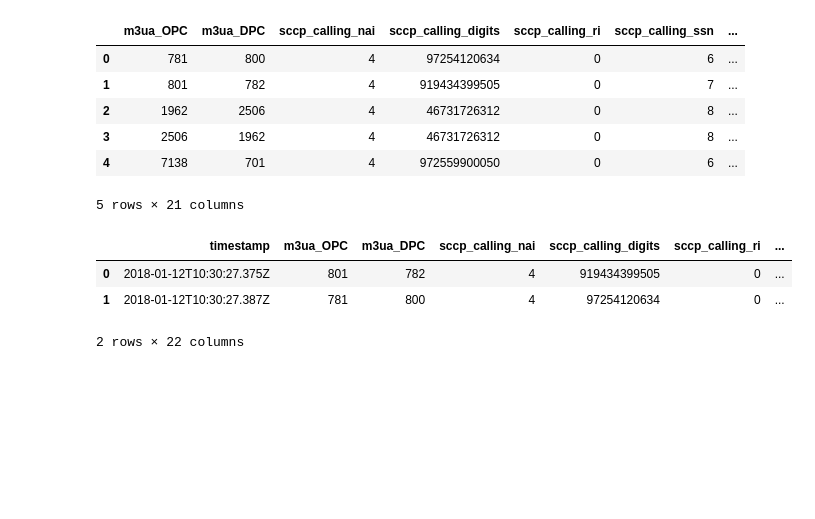
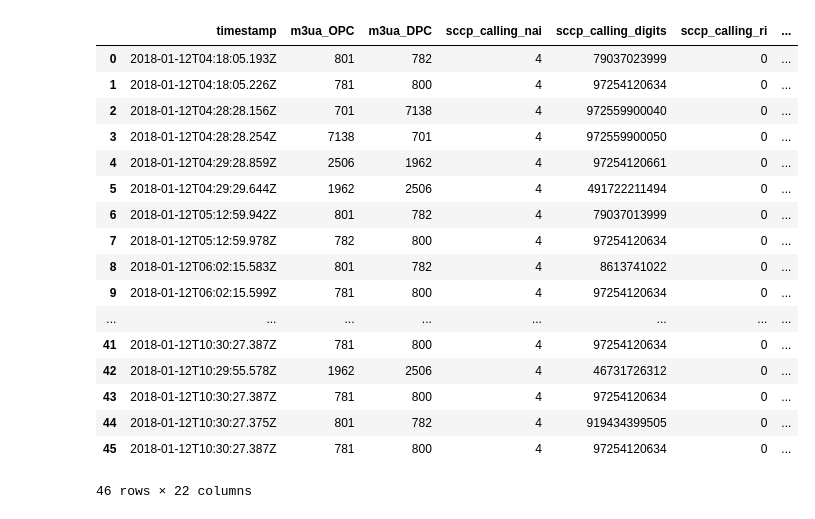
Before and after one commit to balobinp/RB_BD, a Jupyter notebook: RB_DB_CONN_Python2.ipynb, the cells around one changed output. Drawn from its saved outputs; the diff is of its cells as text; code cells hidden in the pictures; blank space fills up the shorter version.

```diff
--- a/RB_DB_CONN_Python2.ipynb
+++ b/RB_DB_CONN_Python2.ipynb
@@ -40,4 +29,9 @@ def outLog(message, level=1):
 # %%
+def outLog(message, level=1):
+    if(level <= log_level):
+        print (message)
+        sys.stdout.flush()
+
 def LoadGraylogResult(exportsearch_results):
         jsonResult = json.loads(exportsearch_results)
         outputResult = list()
@@ -54,5 +48,6 @@ def LoadGraylogResult(exportsearch_results):
             outLog("Graylog search load {} messages".format(len(outputResult)),0)
         else:
             outLog("Graylog search error: {}".format(exportsearch_results),0)
+        return outputResult
 
-        return outputResult
+data=LoadGraylogResult(gres)
@@ -64,2 +56,0 @@ Graylog search load 59 messages
-# %%
-data=pgres
@@ -96,66 +87,76 @@ df.head(3)
-# %%
-df[[
-    'm3ua_OPC','m3ua_DPC',
-    'sccp_calling_nai','sccp_calling_digits','sccp_calling_ri','sccp_calling_ssn',
-    'sccp_called_nai','sccp_called_digits','sccp_called_ri','sccp_called_ssn',
-    'sccp_class','sccp_message_type','protocol_name','protocol','protocol_version','opCode_localValue','TCAP_type',
-    'tcap_otid','tcap_dtid',
-    'e164_msisdn','e212_imsi']].head()
-# %% [output]
-|  | m3ua_OPC | m3ua_DPC | sccp_calling_nai | sccp_calling_digits | sccp_calling_ri | sccp_calling_ssn | ... |
-| 0 | 781 | 800 | 4 | 97254120634 | 0 | 6 | ... |
-| 1 | 801 | 782 | 4 | 919434399505 | 0 | 7 | ... |
-| 2 | 1962 | 2506 | 4 | 46731726312 | 0 | 8 | ... |
-| 3 | 2506 | 1962 | 4 | 46731726312 | 0 | 8 | ... |
-| 4 | 7138 | 701 | 4 | 972559900050 | 0 | 6 | ... |
-5 rows × 21 columns
 # %%
 #Функция для сборки транзакции
 
 def xdr_compile(otid,ind,df_xdr,df):
     dtid=111
+    df_xdr_temp=df_xdr
     for i in range(ind-1,-1,-1):
-        if df.iloc[i]['tcap_dtid']==otid and df.iloc[i]['tcap_otid']==0 and df.iloc[i]['TCAP_type']=='End':
+        if df.iloc[i]['tcap_dtid']==otid and df.iloc[i]['tcap_otid']==0\
+        and (df.iloc[i]['TCAP_type']=='End' or df.iloc[i]['TCAP_type']=='Abort'):
             values = list(df.iloc[i].values)
             arr_len = len(values)
             df_temp=pd.DataFrame(np.array(values, dtype=object).reshape(1, arr_len), columns=columns)
-            df_xdr=pd.concat([df_xdr, df_temp],axis=0,join='outer')
-            return df_xdr
-        elif df.iloc[i]['tcap_dtid']==otid and df.iloc[i]['TCAP_type']<>'Begin' and df.iloc[i]['tcap_otid']<>dtid:
+            df_xdr_temp=pd.concat([df_xdr_temp, df_temp],axis=0,join='outer')
+            return df_xdr_temp
+        elif df.iloc[i]['tcap_dtid']==otid and df.iloc[i]['TCAP_type']=='Continue' and df.iloc[i]['tcap_otid']<>dtid:
             dtid=df.iloc[i]['tcap_otid']
             values = list(df.iloc[i].values)
             arr_len = len(values)
             df_temp=pd.DataFrame(np.array(values, dtype=object).reshape(1, arr_len), columns=columns)
-            df_xdr=pd.concat([df_xdr, df_temp],axis=0,join='outer')
-        elif df.iloc[i]['TCAP_type']<>'Begin' and (df.iloc[i]['tcap_dtid']==otid or df.iloc[i]['tcap_otid']==otid or df.iloc[i]['tcap_dtid']==dtid or df.iloc[i]['tcap_otid']==dtid):
+            df_xdr_temp=pd.concat([df_xdr_temp, df_temp],axis=0,join='outer')
+        elif df.iloc[i]['TCAP_type']=='Continue'\
+        and (df.iloc[i]['tcap_dtid']==otid or df.iloc[i]['tcap_otid']==otid or df.iloc[i]['tcap_dtid']==dtid or df.iloc[i]['tcap_otid']==dtid):
             values = list(df.iloc[i].values)
             arr_len = len(values)
             df_temp=pd.DataFrame(np.array(values, dtype=object).reshape(1, arr_len), columns=columns)
-            df_xdr=pd.concat([df_xdr, df_temp],axis=0,join='outer')
-    return df_xdr
+            df_xdr_temp=pd.concat([df_xdr_temp, df_temp],axis=0,join='outer')
+        elif (df.iloc[i]['TCAP_type']=='End' or df.iloc[i]['TCAP_type']=='Abort')\
+        and (df.iloc[i]['tcap_dtid']==otid or df.iloc[i]['tcap_otid']==otid or df.iloc[i]['tcap_dtid']==dtid or df.iloc[i]['tcap_otid']==dtid):
+            values = list(df.iloc[i].values)
+            arr_len = len(values)
+            df_temp=pd.DataFrame(np.array(values, dtype=object).reshape(1, arr_len), columns=columns)
+            df_xdr_temp=pd.concat([df_xdr_temp, df_temp],axis=0,join='outer')
+            return df_xdr_temp
+    return df_xdr_temp
 # %%
 #Сборка датафрейма XDR
 
 columns=list(df.keys())
 df_xdr_res=pd.DataFrame(columns=columns)
 for i in range(len(df)-1,-1,-1):
-    if df.iloc[i]['TCAP_type']=='Begin' and (df.iloc[i]['e212_imsi']=='724540540280711'):
+    #if df.iloc[i]['TCAP_type']=='Begin' and (df.iloc[i]['e212_imsi']=='425019612512015'):
+    if df.iloc[i]['TCAP_type']=='Begin':
         values = list(df.iloc[i].values)
         arr_len = len(values)
         df_temp=pd.DataFrame(np.array(values, dtype=object).reshape(1, arr_len), columns=columns)
-        #df_xdr=pd.concat([df_xdr, df_temp],axis=0,join='outer')
         #df.drop([i],inplace=True)
-        df_xdr_res=pd.concat([df_xdr_res,xdr_compile(df.iloc[i]['tcap_otid'],i+1,df_temp,df)],axis=0,join='outer')
+        df_xdr_res=pd.concat([df_xdr_res,xdr_compile(df.iloc[i]['tcap_otid'],i,df_temp,df)],axis=0,join='outer')
+
 df_xdr_res=df_xdr_res.reset_index(drop=True)
+
 df_xdr_res[['timestamp',
     'm3ua_OPC','m3ua_DPC',
     'sccp_calling_nai','sccp_calling_digits','sccp_calling_ri','sccp_calling_ssn',
     'sccp_called_nai','sccp_called_digits','sccp_called_ri','sccp_called_ssn',
     'sccp_class','sccp_message_type','protocol_name','protocol','protocol_version','opCode_localValue','TCAP_type',
     'tcap_otid','tcap_dtid',
     'e164_msisdn','e212_imsi']]
 # %% [output]
 |  | timestamp | m3ua_OPC | m3ua_DPC | sccp_calling_nai | sccp_calling_digits | sccp_calling_ri | ... |
-| 0 | 2018-01-12T10:30:27.375Z | 801 | 782 | 4 | 919434399505 | 0 | ... |
-| 1 | 2018-01-12T10:30:27.387Z | 781 | 800 | 4 | 97254120634 | 0 | ... |
+| 0 | 2018-01-12T04:18:05.193Z | 801 | 782 | 4 | 79037023999 | 0 | ... |
+| 1 | 2018-01-12T04:18:05.226Z | 781 | 800 | 4 | 97254120634 | 0 | ... |
+| 2 | 2018-01-12T04:28:28.156Z | 701 | 7138 | 4 | 972559900040 | 0 | ... |
+| 3 | 2018-01-12T04:28:28.254Z | 7138 | 701 | 4 | 972559900050 | 0 | ... |
+| 4 | 2018-01-12T04:29:28.859Z | 2506 | 1962 | 4 | 97254120661 | 0 | ... |
+| 5 | 2018-01-12T04:29:29.644Z | 1962 | 2506 | 4 | 491722211494 | 0 | ... |
+| 6 | 2018-01-12T05:12:59.942Z | 801 | 782 | 4 | 79037013999 | 0 | ... |
+| 7 | 2018-01-12T05:12:59.978Z | 782 | 800 | 4 | 97254120634 | 0 | ... |
+| 8 | 2018-01-12T06:02:15.583Z | 801 | 782 | 4 | 8613741022 | 0 | ... |
+| 9 | 2018-01-12T06:02:15.599Z | 781 | 800 | 4 | 97254120634 | 0 | ... |
+| ... | ... | ... | ... | ... | ... | ... | ... |
+| 41 | 2018-01-12T10:30:27.387Z | 781 | 800 | 4 | 97254120634 | 0 | ... |
+| 42 | 2018-01-12T10:29:55.578Z | 1962 | 2506 | 4 | 46731726312 | 0 | ... |
+| 43 | 2018-01-12T10:30:27.387Z | 781 | 800 | 4 | 97254120634 | 0 | ... |
+| 44 | 2018-01-12T10:30:27.375Z | 801 | 782 | 4 | 919434399505 | 0 | ... |
+| 45 | 2018-01-12T10:30:27.387Z | 781 | 800 | 4 | 97254120634 | 0 | ... |
-2 rows × 22 columns
+46 rows × 22 columns
```
Also changed, not shown: parts of 12 cells of this notebook.
